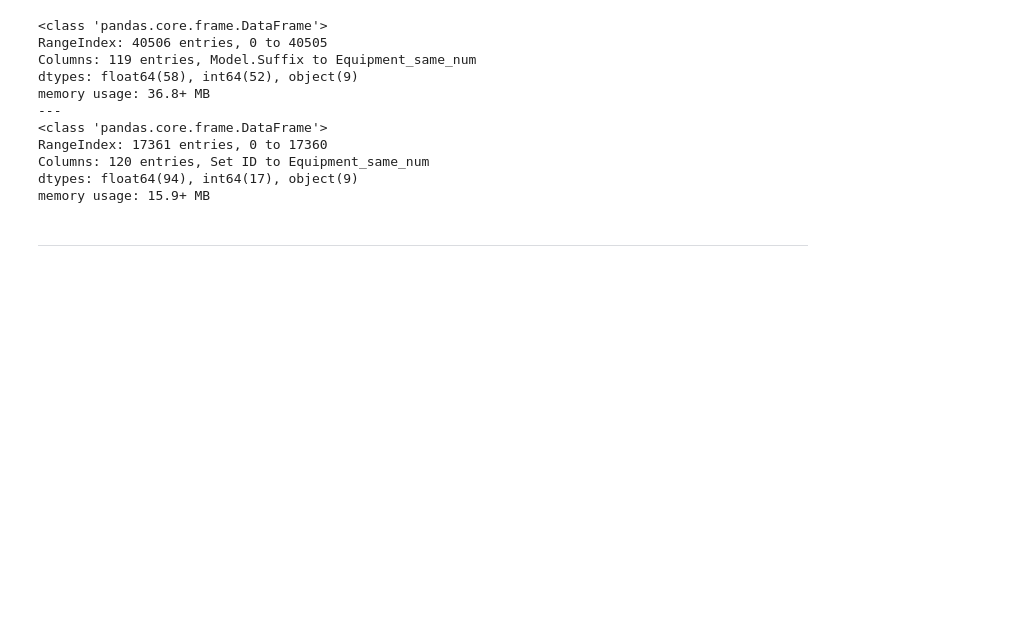
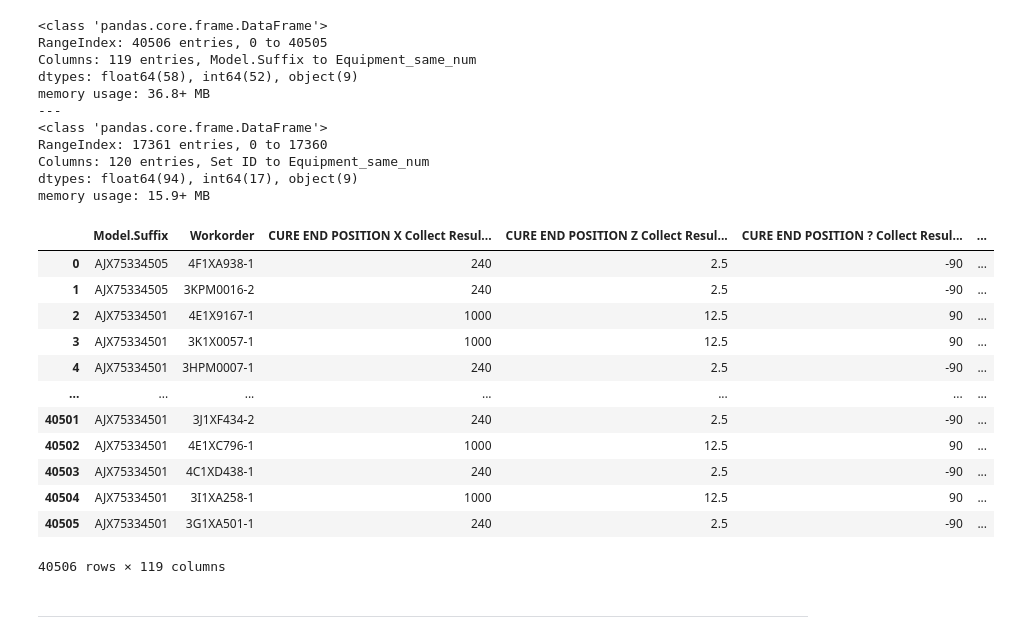
Before and after one commit to dyk9916/Lg_aimers5, a Jupyter notebook: total_code.ipynb, the cells around one changed output. Cells and saved outputs as stored; diff of their text form; code cells hidden in the pictures; blank space fills up the shorter version.

```diff
--- a/total_code.ipynb
+++ b/total_code.ipynb
@@ -275,5 +299,21 @@ RangeIndex: 17361 entries, 0 to 17360
 Columns: 120 entries, Set ID to Equipment_same_num
 dtypes: float64(94), int64(17), object(9)
 memory usage: 15.9+ MB
+# %%
+train_data
+# %% [output]
+|  | Model.Suffix | Workorder | CURE END POSITION X Collect Resul... | CURE END POSITION Z Collect Resul... | CURE END POSITION ? Collect Resul... | ... |
+| 0 | AJX75334505 | 4F1XA938-1 | 240 | 2.5 | -90 | ... |
+| 1 | AJX75334505 | 3KPM0016-2 | 240 | 2.5 | -90 | ... |
+| 2 | AJX75334501 | 4E1X9167-1 | 1000 | 12.5 | 90 | ... |
+| 3 | AJX75334501 | 3K1X0057-1 | 1000 | 12.5 | 90 | ... |
+| 4 | AJX75334501 | 3HPM0007-1 | 240 | 2.5 | -90 | ... |
+| ... | ... | ... | ... | ... | ... | ... |
+| 40501 | AJX75334501 | 3J1XF434-2 | 240 | 2.5 | -90 | ... |
+| 40502 | AJX75334501 | 4E1XC796-1 | 1000 | 12.5 | 90 | ... |
+| 40503 | AJX75334501 | 4C1XD438-1 | 240 | 2.5 | -90 | ... |
+| 40504 | AJX75334501 | 3I1XA258-1 | 1000 | 12.5 | 90 | ... |
+| 40505 | AJX75334501 | 3G1XA501-1 | 240 | 2.5 | -90 | ... |
+40506 rows × 119 columns
 # %% [markdown]
 ---
```
Also changed, not shown: parts of 11 cells of this notebook, 2 other files.
